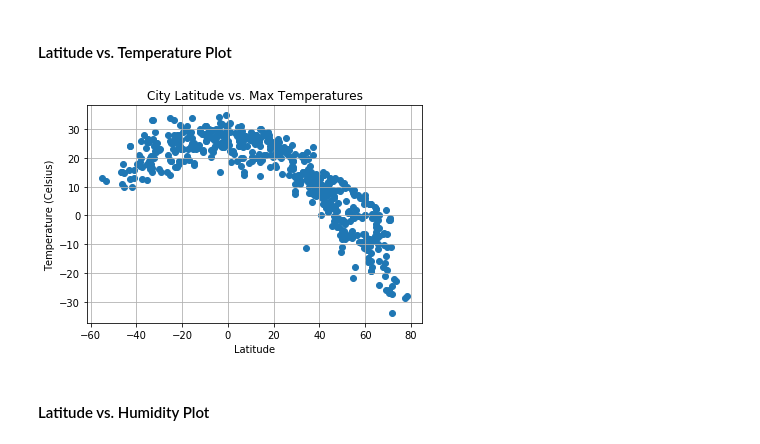
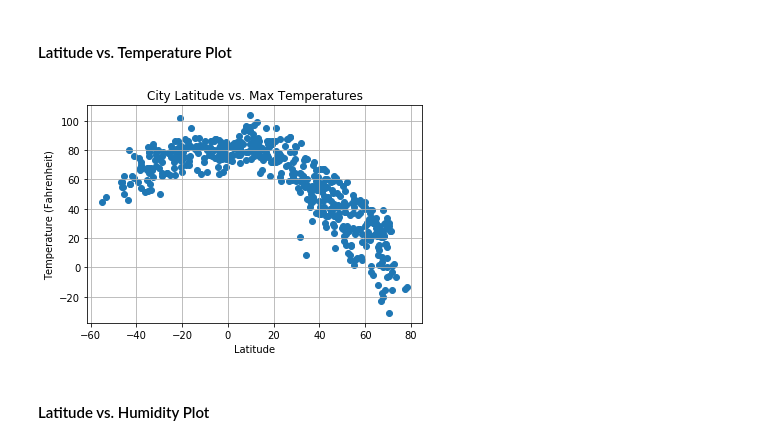
Before and after one commit to avinashdhawan/python-api-challenge, a Jupyter notebook: WeatherPy/WeatherPy_akd.ipynb, the cells around one changed output. Cells and saved outputs as stored; diff of their text form; code cells hidden in the pictures.

```diff
--- a/WeatherPy/WeatherPy_akd.ipynb
+++ b/WeatherPy/WeatherPy_akd.ipynb
@@ -239,20 +193,20 @@ weather_data.head(30)
 # %%
 # Latitude vs. Temperature Plot
 plt.scatter(lat, max_temp, marker="o")
 
 # Incorporate the other graph properties
 plt.title("City Latitude vs. Max Temperatures")
-plt.ylabel("Temperature (Celsius)")
+plt.ylabel("Temperature (Fahrenheit)")
 plt.xlabel("Latitude")
 plt.grid(True)
 
 # Save the figure
 plt.savefig("Latitude_vs_Temperature_Plot.png")
 
 # Show plot
 plt.show()
 # %% [output]
-[figure, old version]
+[figure, new version]
 # %% [markdown]
 #### Latitude vs. Humidity Plot
 # %%
```
Also changed, not shown: parts of 27 cells of this notebook, 14 other files.
